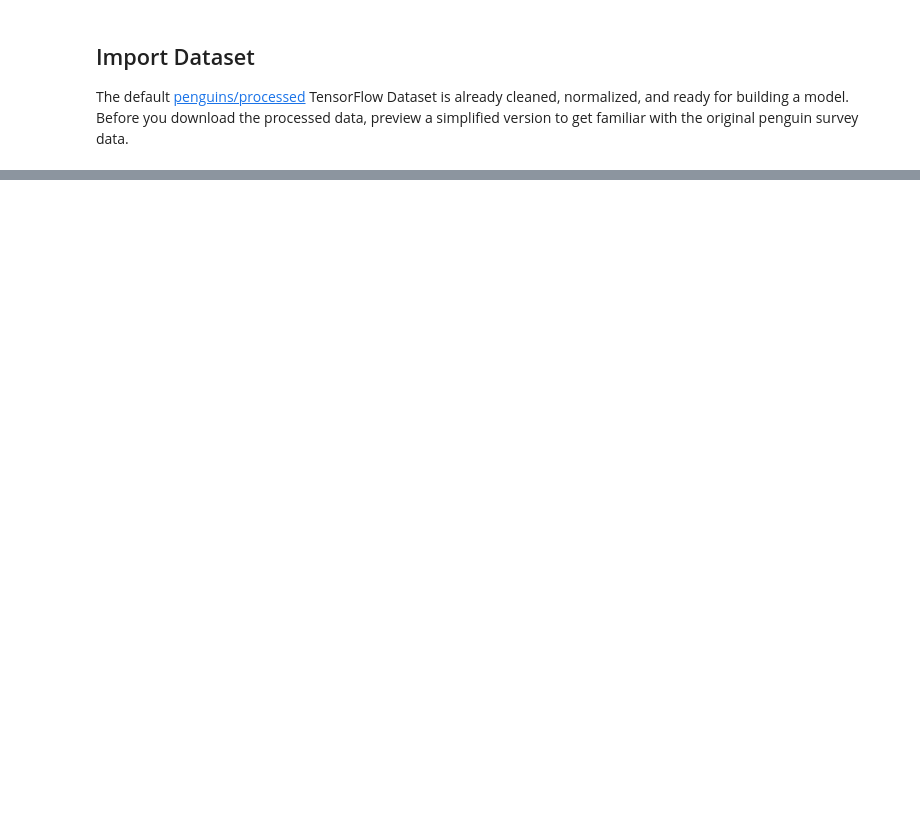
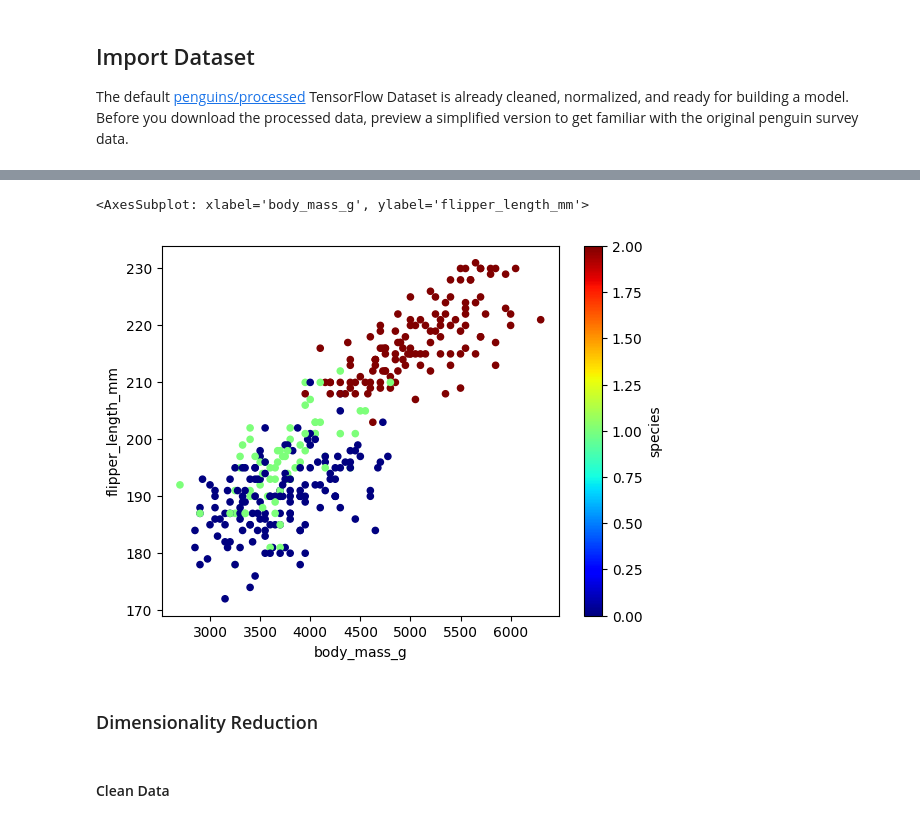
Before and after one commit to stepan-anokhin/try-tensorflow, a Jupyter notebook: notebooks/03_penguin_neural_classifier.ipynb, the cells around one changed output, grey strips where cells are left out. Drawn from its saved outputs; the diff is of its cells as text; code cells hidden in the pictures; blank space fills up the shorter version.

```diff
--- a/notebooks/03_penguin_neural_classifier.ipynb
+++ b/notebooks/03_penguin_neural_classifier.ipynb
@@ -43,0 +80,9 @@ TypeError: object.__init__() takes exactly one argument (the instance to initial
+# %%
+df.plot(kind="scatter", x="body_mass_g", y="flipper_length_mm", c="species", cmap="jet")
+# %% [output]
+<AxesSubplot: xlabel='body_mass_g', ylabel='flipper_length_mm'>
+[figure, added]
+# %% [markdown]
+### Dimensionality Reduction
+# %% [markdown]
+#### Clean Data
```
Also changed, not shown: parts of 47 cells of this notebook, 6 other files.
